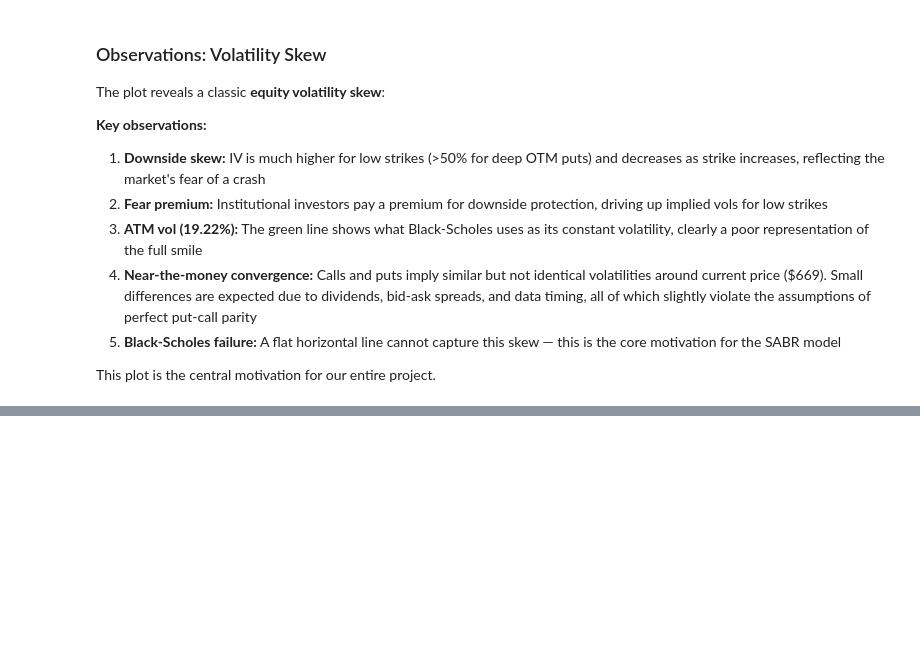
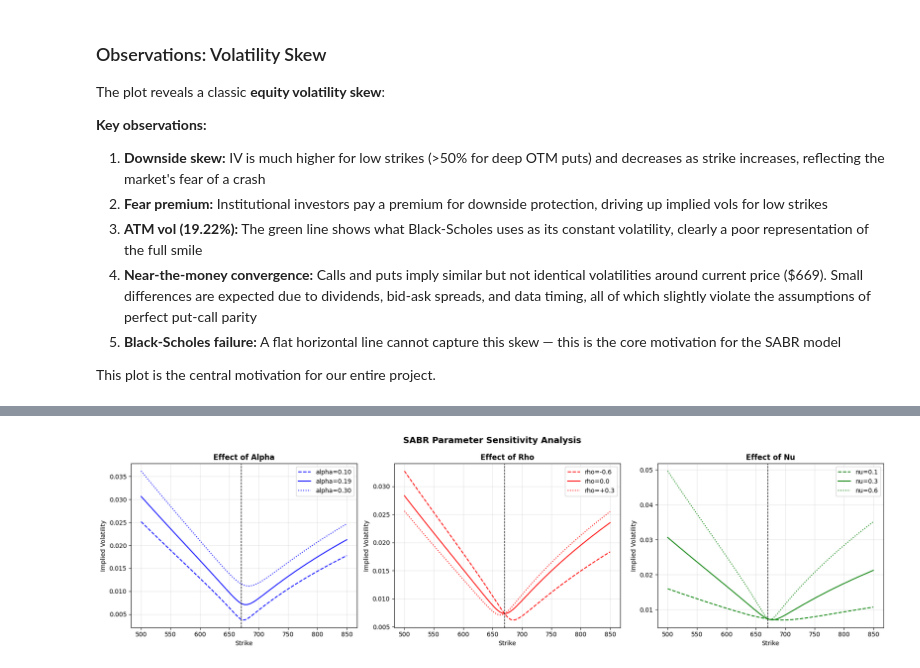
Before and after one commit to MayuriKawale/options-volatility-modeling, a Jupyter notebook: notebooks/main.ipynb, the cells around one changed output, grey strips where cells are left out. Drawn from its saved outputs; the diff is of its cells as text; code cells hidden in the pictures; blank space fills up the shorter version.

Commit message:
Add SABR implementation and sanity check

```diff
--- a/notebooks/main.ipynb
+++ b/notebooks/main.ipynb
@@ -574,0 +595,7 @@ This plot is the central motivation for our entire project.
+# %%
+# Calculate forward price
+q = 0.013  # SPY dividend yield approximately 1.3%
+F = current_price * np.exp((r - q) * T)
+print(f'Spot price: ${current_price:.2f}')
+print(f'Forward price: ${F:.2f}')
+print(f'Difference: ${F - current_price:.2f}')
@@ -574,0 +685,74 @@ This plot is the central motivation for our entire project.
+# %%
+# Test parameters
+strikes = np.linspace(500, 850, 100)  # range of strikes
+F = 670.39      # forward price
+T = 0.0849      # time to expiry
+beta = 0.5      # fixed
+
+# Base parameters
+alpha_base = 0.19
+rho_base = -0.3
+nu_base = 0.3
+
+# Calculate SABR vols for each strike
+def sabr_smile(F, strikes, T, alpha, beta, rho, nu):
+    return [sabr_implied_vol(F, K, T, alpha, beta, rho, nu)
+            for K in strikes]
+
+# Test 1: varying alpha
+vols_alpha_low  = sabr_smile(F, strikes, T, 0.10, beta, rho_base, nu_base)
+vols_alpha_base = sabr_smile(F, strikes, T, alpha_base, beta, rho_base, nu_base)
+vols_alpha_high = sabr_smile(F, strikes, T, 0.30, beta, rho_base, nu_base)
+
+# Test 2: varying rho
+vols_rho_neg  = sabr_smile(F, strikes, T, alpha_base, beta, -0.6, nu_base)
+vols_rho_zero = sabr_smile(F, strikes, T, alpha_base, beta, 0.0, nu_base)
+vols_rho_pos  = sabr_smile(F, strikes, T, alpha_base, beta, 0.3, nu_base)
+
+# Test 3: varying nu
+vols_nu_low  = sabr_smile(F, strikes, T, alpha_base, beta, rho_base, 0.1)
+vols_nu_base = sabr_smile(F, strikes, T, alpha_base, beta, rho_base, nu_base)
+vols_nu_high = sabr_smile(F, strikes, T, alpha_base, beta, rho_base, 0.6)
+
+# Plot all three tests
+fig, axes = plt.subplots(1, 3, figsize=(18, 5))
+
+# Plot 1: Alpha effect
+axes[0].plot(strikes, vols_alpha_low,  'b--', label='alpha=0.10')
+axes[0].plot(strikes, vols_alpha_base, 'b-',  label='alpha=0.19')
+axes[0].plot(strikes, vols_alpha_high, 'b:',  label='alpha=0.30')
+axes[0].axvline(x=F, color='black', linestyle='--', linewidth=1)
+axes[0].set_title('Effect of Alpha', fontweight='bold')
+axes[0].set_xlabel('Strike')
+axes[0].set_ylabel('Implied Volatility')
+axes[0].legend()
+axes[0].grid(True, alpha=0.3)
+
+# Plot 2: Rho effect
+axes[1].plot(strikes, vols_rho_neg,  'r--', label='rho=-0.6')
+axes[1].plot(strikes, vols_rho_zero, 'r-',  label='rho=0.0')
+axes[1].plot(strikes, vols_rho_pos,  'r:',  label='rho=+0.3')
+axes[1].axvline(x=F, color='black', linestyle='--', linewidth=1)
+axes[1].set_title('Effect of Rho', fontweight='bold')
+axes[1].set_xlabel('Strike')
+axes[1].set_ylabel('Implied Volatility')
+axes[1].legend()
+axes[1].grid(True, alpha=0.3)
+
+# Plot 3: Nu effect
+axes[2].plot(strikes, vols_nu_low,  'g--', label='nu=0.1')
+axes[2].plot(strikes, vols_nu_base, 'g-',  label='nu=0.3')
+axes[2].plot(strikes, vols_nu_high, 'g:',  label='nu=0.6')
+axes[2].axvline(x=F, color='black', linestyle='--', linewidth=1)
+axes[2].set_title('Effect of Nu', fontweight='bold')
+axes[2].set_xlabel('Strike')
+axes[2].set_ylabel('Implied Volatility')
+axes[2].legend()
+axes[2].grid(True, alpha=0.3)
+
+plt.suptitle('SABR Parameter Sensitivity Analysis',
+             fontsize=14, fontweight='bold')
+plt.tight_layout()
+plt.show()
+# %% [output]
+[figure, added]
```
Also changed, not shown: parts of 6 cells of this notebook.
